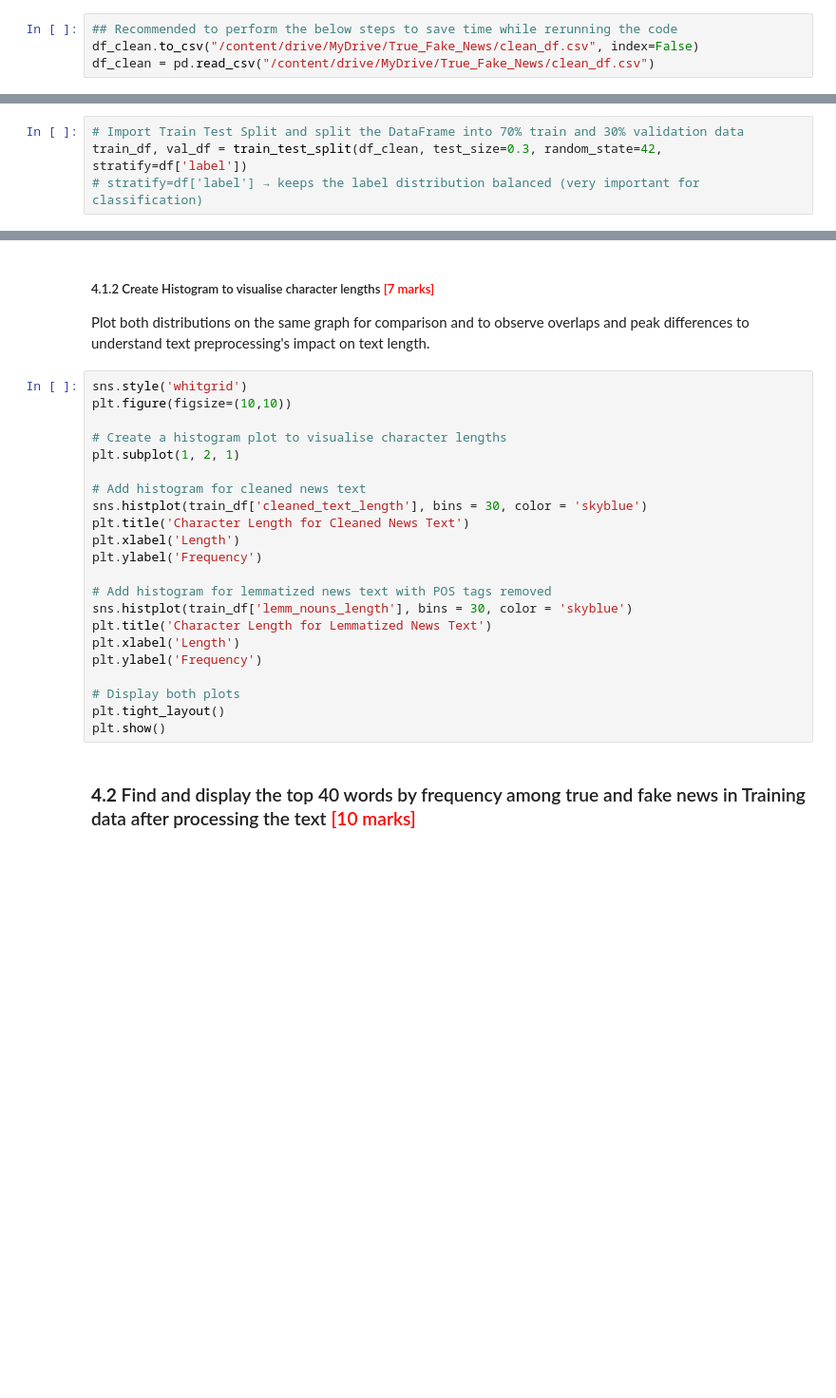
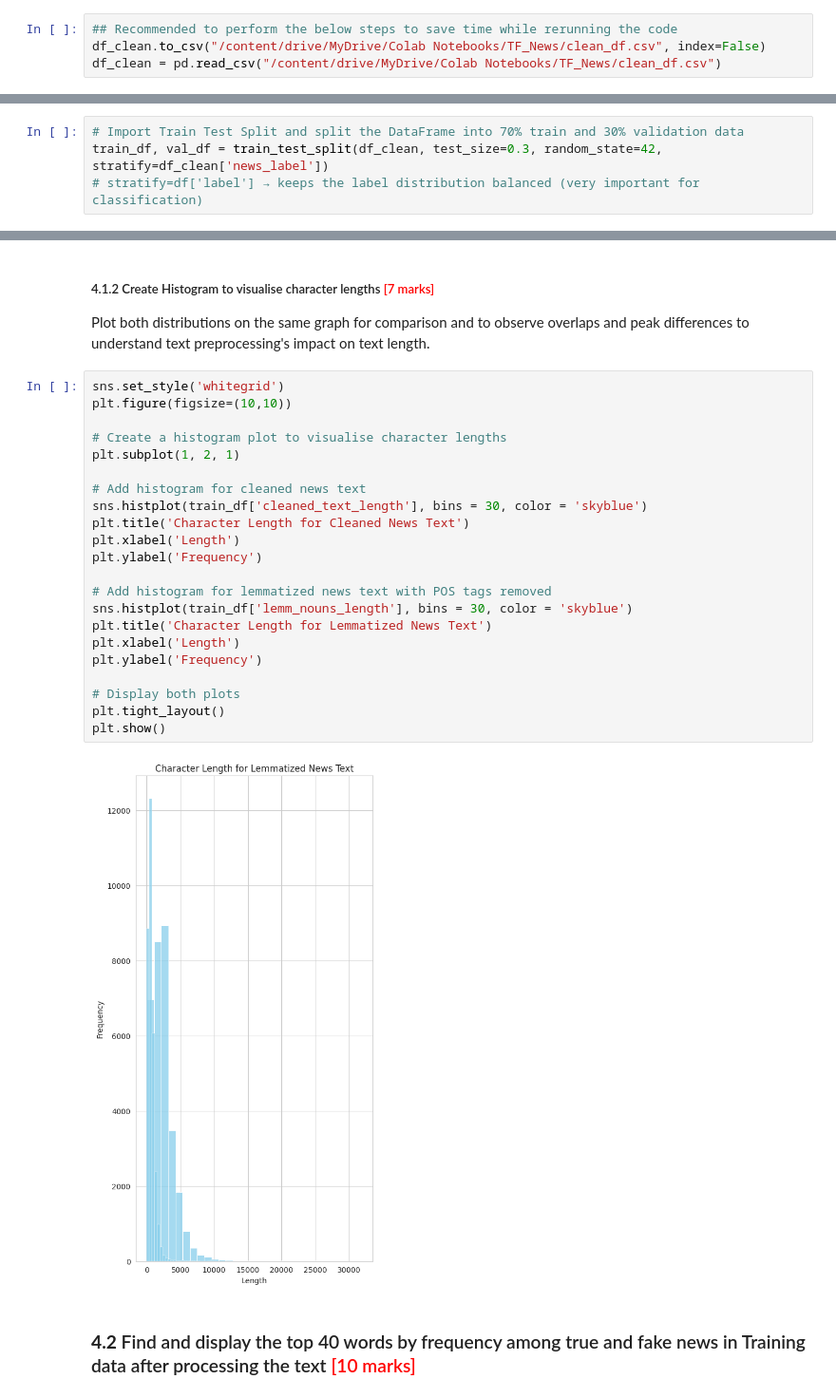
Before and after one commit to AnishRane-cox/Semantic-Fake-News-Detector, a Jupyter notebook: Fake_News_Detection_Starter.ipynb, the cells around one changed output, grey strips where cells are left out. Shown at 95% size. Cells and saved outputs as stored; diff of their text form; blank space fills up the shorter version.

```diff
--- a/Fake_News_Detection_Starter.ipynb
+++ b/Fake_News_Detection_Starter.ipynb
@@ -435,8 +454,8 @@ df_clean['lemm_nouns'] = df_clean['cleaned_text'].apply(spacy_lemmatize_nouns)
 ### Save the Cleaned data as a csv file (Recommended)
 # %%
 ## Recommended to perform the below steps to save time while rerunning the code
-df_clean.to_csv("/content/drive/MyDrive/True_Fake_News/clean_df.csv", index=False)
-df_clean = pd.read_csv("/content/drive/MyDrive/True_Fake_News/clean_df.csv")
+df_clean.to_csv("/content/drive/MyDrive/Colab Notebooks/TF_News/clean_df.csv", index=False)
+df_clean = pd.read_csv("/content/drive/MyDrive/Colab Notebooks/TF_News/clean_df.csv")
 # %%
 # Check the first few rows of the DataFrame
 df_clean.head()
@@ -451,7 +497,7 @@ df_clean.info(verbose=True)
 ## **3.** Train Validation Split <font color = red>[5 marks]</font> <br>
 # %%
 # Import Train Test Split and split the DataFrame into 70% train and 30% validation data
-train_df, val_df = train_test_split(df_clean, test_size=0.3, random_state=42, stratify=df['label'])
+train_df, val_df = train_test_split(df_clean, test_size=0.3, random_state=42, stratify=df_clean['news_label'])
 # stratify=df['label'] → keeps the label distribution balanced (very important for classification)
 # %% [markdown]
 ## **4.** Exploratory Data Analysis on Training Data  <font color = red>[40 marks]</font> <br>
@@ -479,27 +532,29 @@ train_df['lemm_nouns_length'] = train_df['lemm_nouns'].str.len()
 
  Plot both distributions on the same graph for comparison and to observe overlaps and peak differences to understand text preprocessing's impact on text length.
 # %%
-sns.style('whitgrid')
+sns.set_style('whitegrid')
 plt.figure(figsize=(10,10))
 
 # Create a histogram plot to visualise character lengths
 plt.subplot(1, 2, 1)
 
 # Add histogram for cleaned news text
 sns.histplot(train_df['cleaned_text_length'], bins = 30, color = 'skyblue')
 plt.title('Character Length for Cleaned News Text')
 plt.xlabel('Length')
 plt.ylabel('Frequency')
 
 # Add histogram for lemmatized news text with POS tags removed
 sns.histplot(train_df['lemm_nouns_length'], bins = 30, color = 'skyblue')
 plt.title('Character Length for Lemmatized News Text')
 plt.xlabel('Length')
 plt.ylabel('Frequency')
 
 # Display both plots
 plt.tight_layout()
 plt.show()
+# %% [output]
+[figure, added]
 # %% [markdown]
 ### **4.2** Find and display the top 40 words by frequency among true and fake news in Training data after processing the text  <font color = red>[10 marks]</font> <br>
 # %% [markdown]
```
Also changed, not shown: parts of 8 cells of this notebook.
